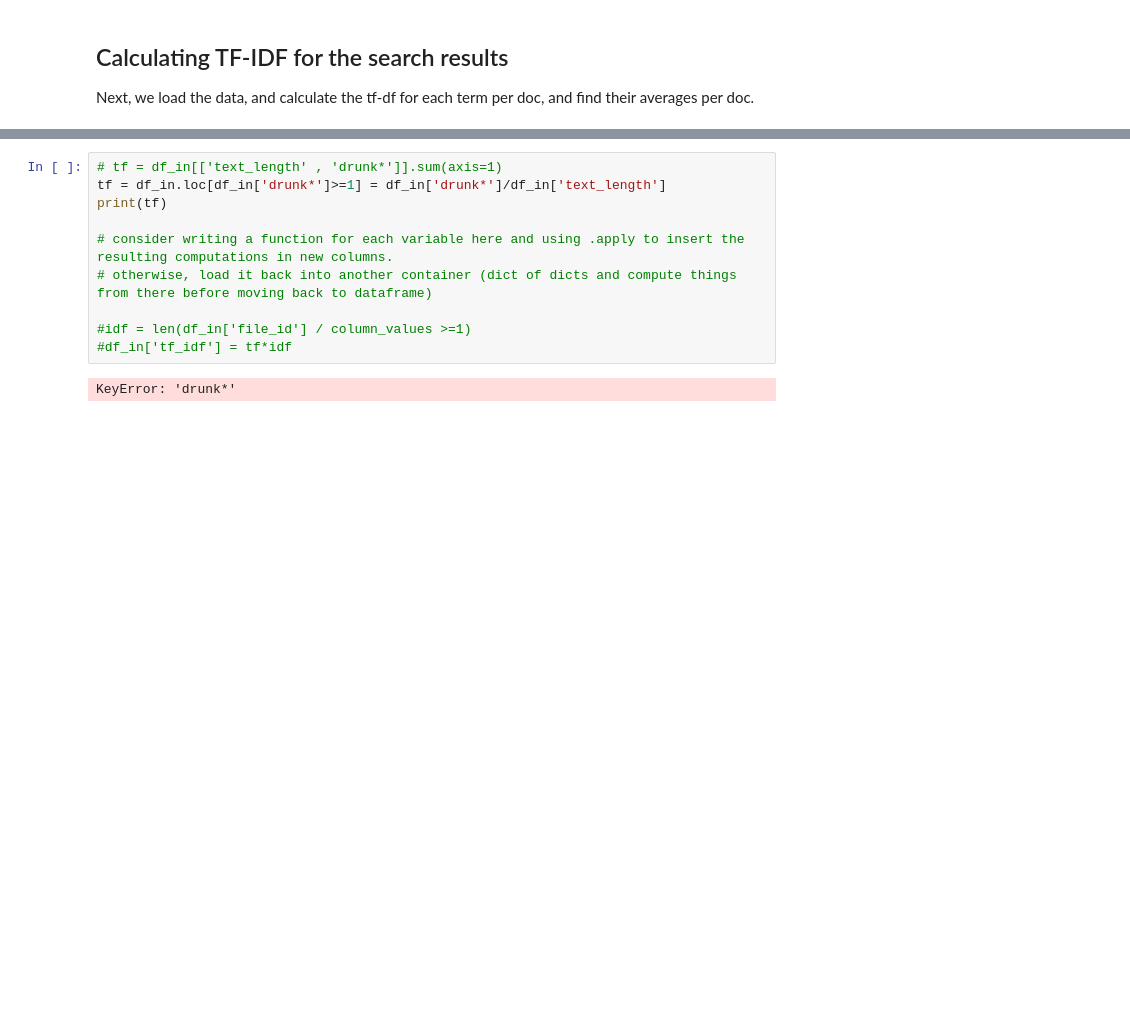
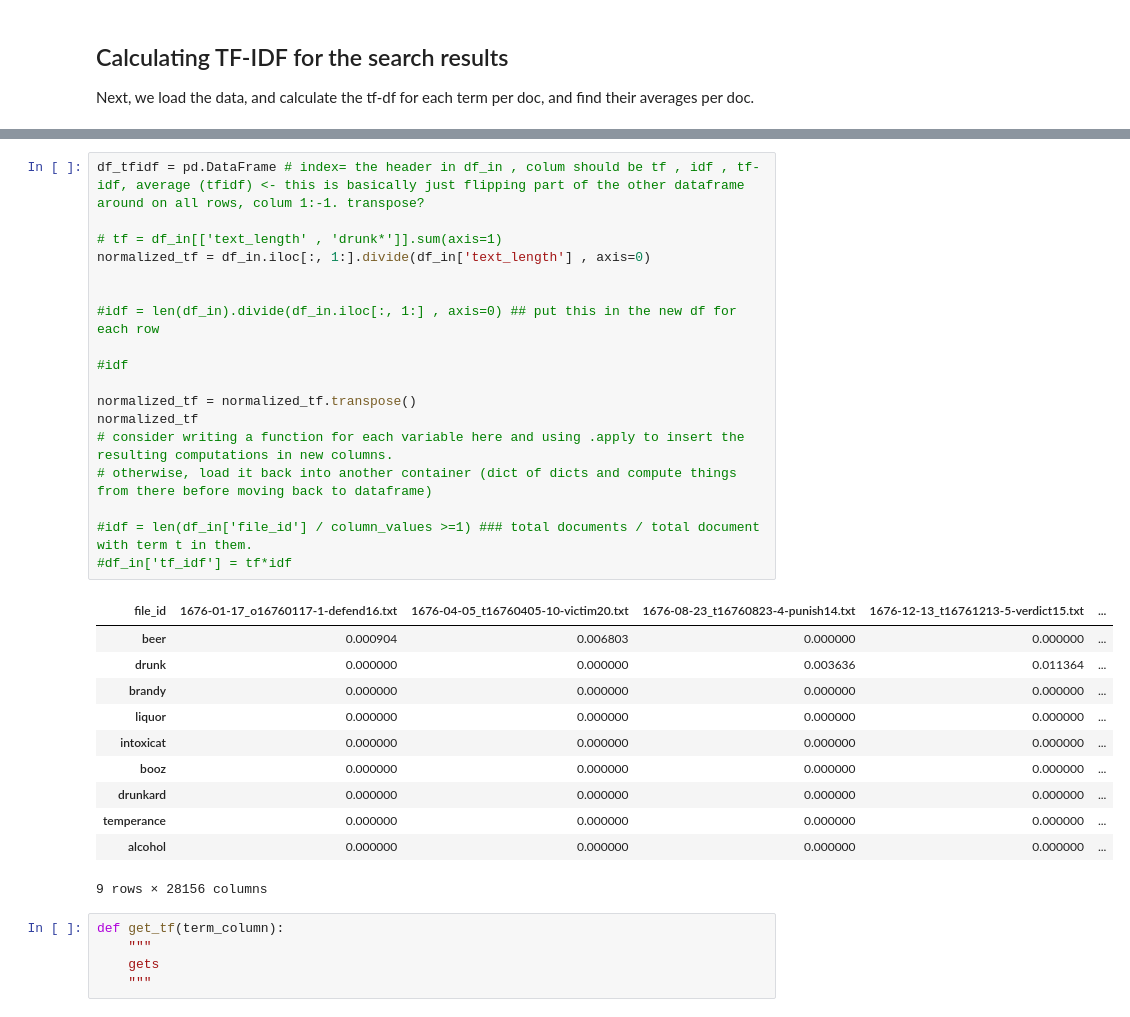
Before and after one commit to SorenKF/DH_collab, a Jupyter notebook: tf-idf/tf_idf.ipynb, the cells around one changed output, grey strips where cells are left out. Cells and saved outputs as stored; diff of their text form; blank space fills up the shorter version.

```diff
--- a/tf-idf/tf_idf.ipynb
+++ b/tf-idf/tf_idf.ipynb
@@ -180,12 +196,35 @@ df_in
 # %%
+df_tfidf = pd.DataFrame # index= the header in df_in , colum should be tf , idf , tf-idf, average (tfidf) <- this is basically just flipping part of the other dataframe around on all rows, colum 1:-1. transpose?
+
 # tf = df_in[['text_length' , 'drunk*']].sum(axis=1)
-tf = df_in.loc[df_in['drunk*']>=1] = df_in['drunk*']/df_in['text_length']
-print(tf)
+normalized_tf = df_in.iloc[:, 1:].divide(df_in['text_length'] , axis=0)
 
+
+#idf = len(df_in).divide(df_in.iloc[:, 1:] , axis=0) ## put this in the new df for each row
+
+#idf
+
+normalized_tf = normalized_tf.transpose()
+normalized_tf
 # consider writing a function for each variable here and using .apply to insert the resulting computations in new columns.
 # otherwise, load it back into another container (dict of dicts and compute things from there before moving back to dataframe)
 
-#idf = len(df_in['file_id'] / column_values >=1)
+#idf = len(df_in['file_id'] / column_values >=1) ### total documents / total document with term t in them.
 #df_in['tf_idf'] = tf*idf
 # %% [output]
+| file_id | 1676-01-17_o16760117-1-defend16.txt | 1676-04-05_t16760405-10-victim20.txt | 1676-08-23_t16760823-4-punish14.txt | 1676-12-13_t16761213-5-verdict15.txt | ... |
+| beer | 0.000904 | 0.006803 | 0.000000 | 0.000000 | ... |
+| drunk | 0.000000 | 0.000000 | 0.003636 | 0.011364 | ... |
+| brandy | 0.000000 | 0.000000 | 0.000000 | 0.000000 | ... |
+| liquor | 0.000000 | 0.000000 | 0.000000 | 0.000000 | ... |
+| intoxicat | 0.000000 | 0.000000 | 0.000000 | 0.000000 | ... |
+| booz | 0.000000 | 0.000000 | 0.000000 | 0.000000 | ... |
+| drunkard | 0.000000 | 0.000000 | 0.000000 | 0.000000 | ... |
+| temperance | 0.000000 | 0.000000 | 0.000000 | 0.000000 | ... |
+| alcohol | 0.000000 | 0.000000 | 0.000000 | 0.000000 | ... |
-KeyError: 'drunk*'
+9 rows × 28156 columns
+# %%
+def get_tf(term_column):
+    """
+    gets
+    """
```
Also changed, not shown: parts of 5 cells of this notebook, 1 other file.
